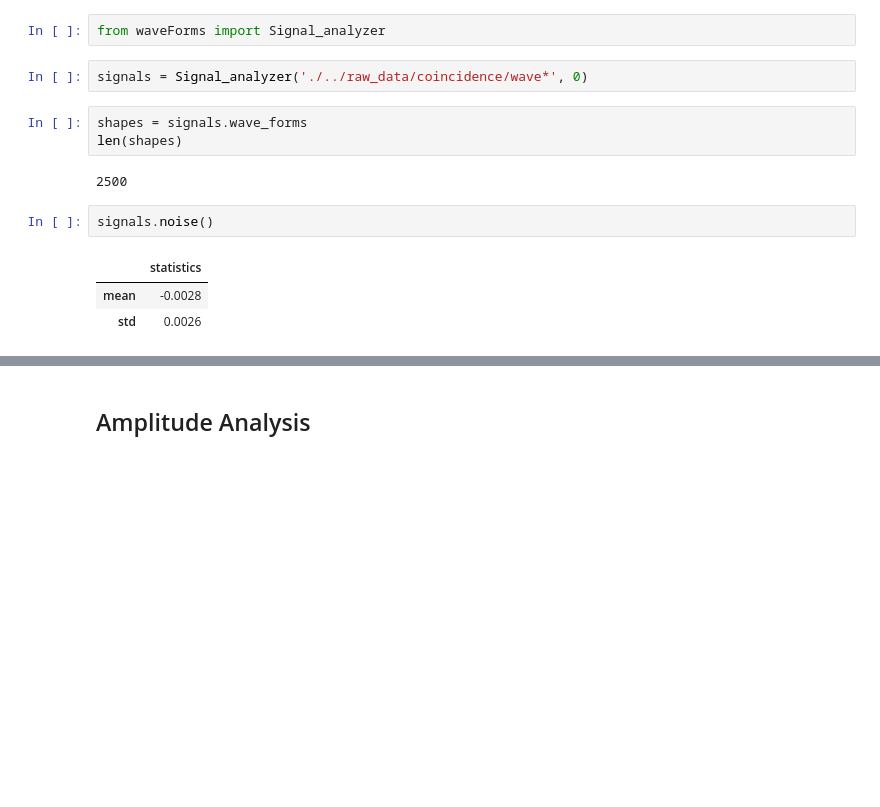
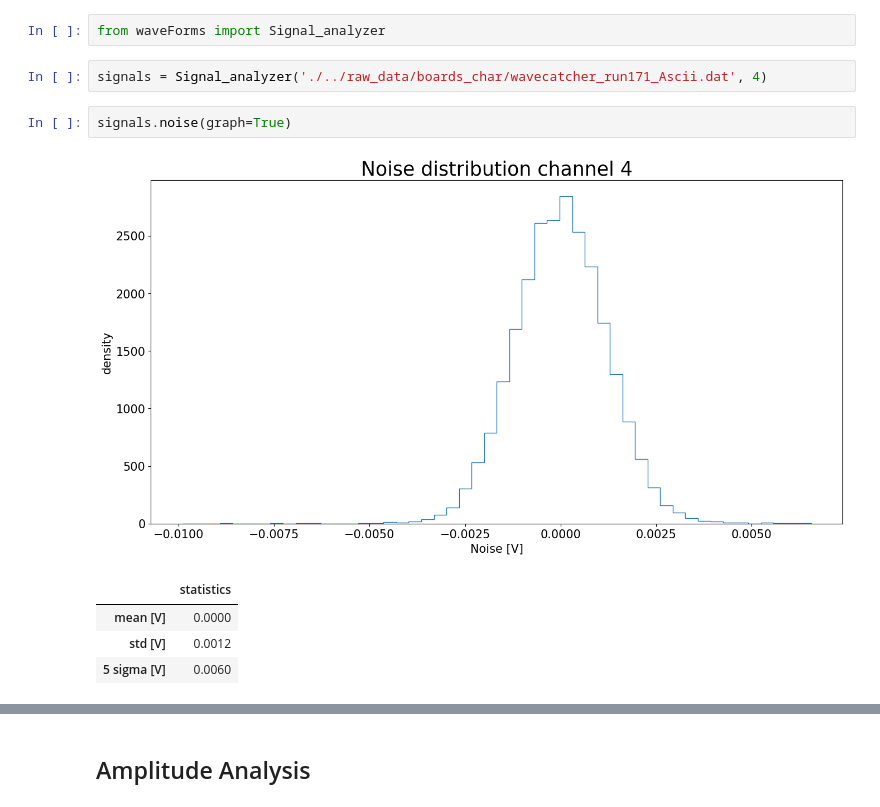
Before and after one commit to ReyGuadarrama/data_analyzer, a Jupyter notebook: analyzer/test.ipynb, the cells around one changed output, grey strips where cells are left out. Cells and saved outputs as stored; diff of their text form; blank space fills up the shorter version.

```diff
--- a/analyzer/test.ipynb
+++ b/analyzer/test.ipynb
@@ -33,15 +38,12 @@ data.sampling_period()
 # %%
 from waveForms import Signal_analyzer
 # %%
-signals = Signal_analyzer('./../raw_data/coincidence/wave*', 0)
+signals = Signal_analyzer('./../raw_data/boards_char/wavecatcher_run171_Ascii.dat', 4)
-# %%
-shapes = signals.wave_forms
-len(shapes)
-# %% [output]
-2500
 # %%
-signals.noise()
+signals.noise(graph=True)
 # %% [output]
+[figure, added]
 |  | statistics |
-| mean | -0.0028 |
-| std | 0.0026 |
+| mean [V] | 0.0000 |
+| std [V] | 0.0012 |
+| 5 sigma [V] | 0.0060 |
```
Also changed, not shown: parts of 10 cells of this notebook, 5 other files.
